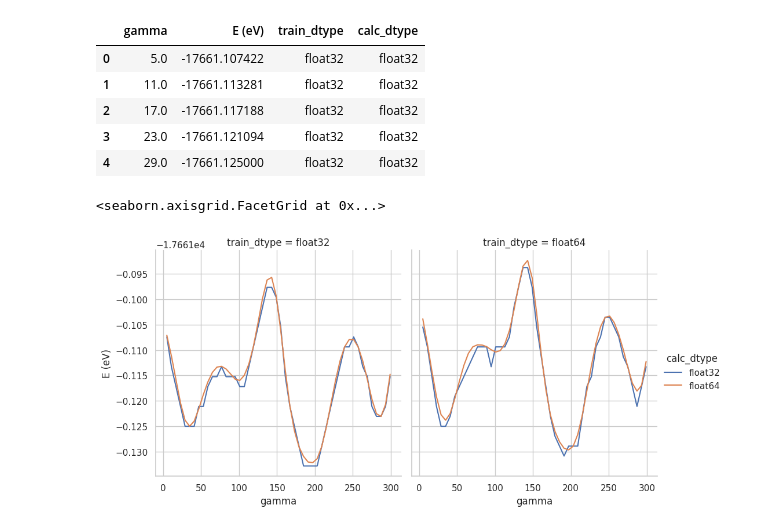
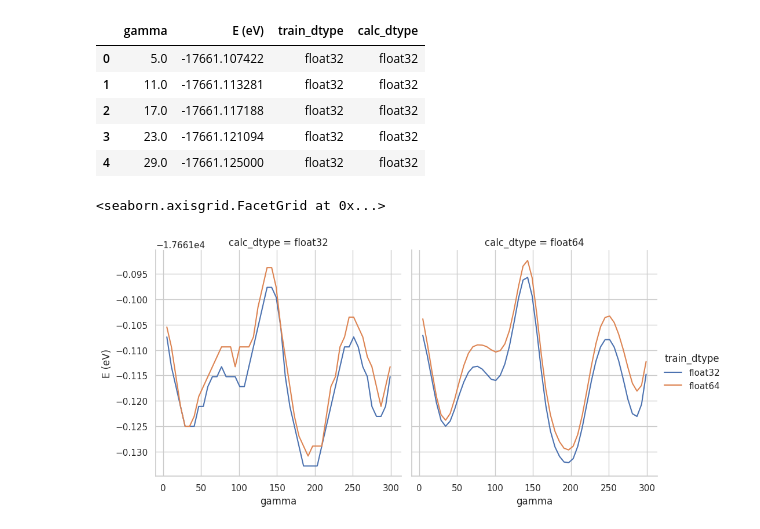
Before and after one commit to hatemhelal/mace, a Jupyter notebook: experiments/eval_sweep.ipynb, the cells around one changed output. Saved outputs shown, nothing was run; the diff lists cells and outputs as text; code cells hidden in the pictures.

Commit message:
change col/hue for slice plot

```diff
--- a/experiments/eval_sweep.ipynb
+++ b/experiments/eval_sweep.ipynb
@@ -365,8 +365,8 @@ Running committee mace with 3 models
 | 4 | 29.0 | -17661.125000 | float32 | float32 |
 # %%
 sns.relplot(
-    data=data, x="gamma", y="E (eV)", hue="calc_dtype", kind="line", col="train_dtype"
+    data=data, x="gamma", y="E (eV)", hue="train_dtype", kind="line", col="calc_dtype"
 )
 # %% [output]
 <seaborn.axisgrid.FacetGrid at 0x...>
-[figure, old version]
+[figure, new version]
```
